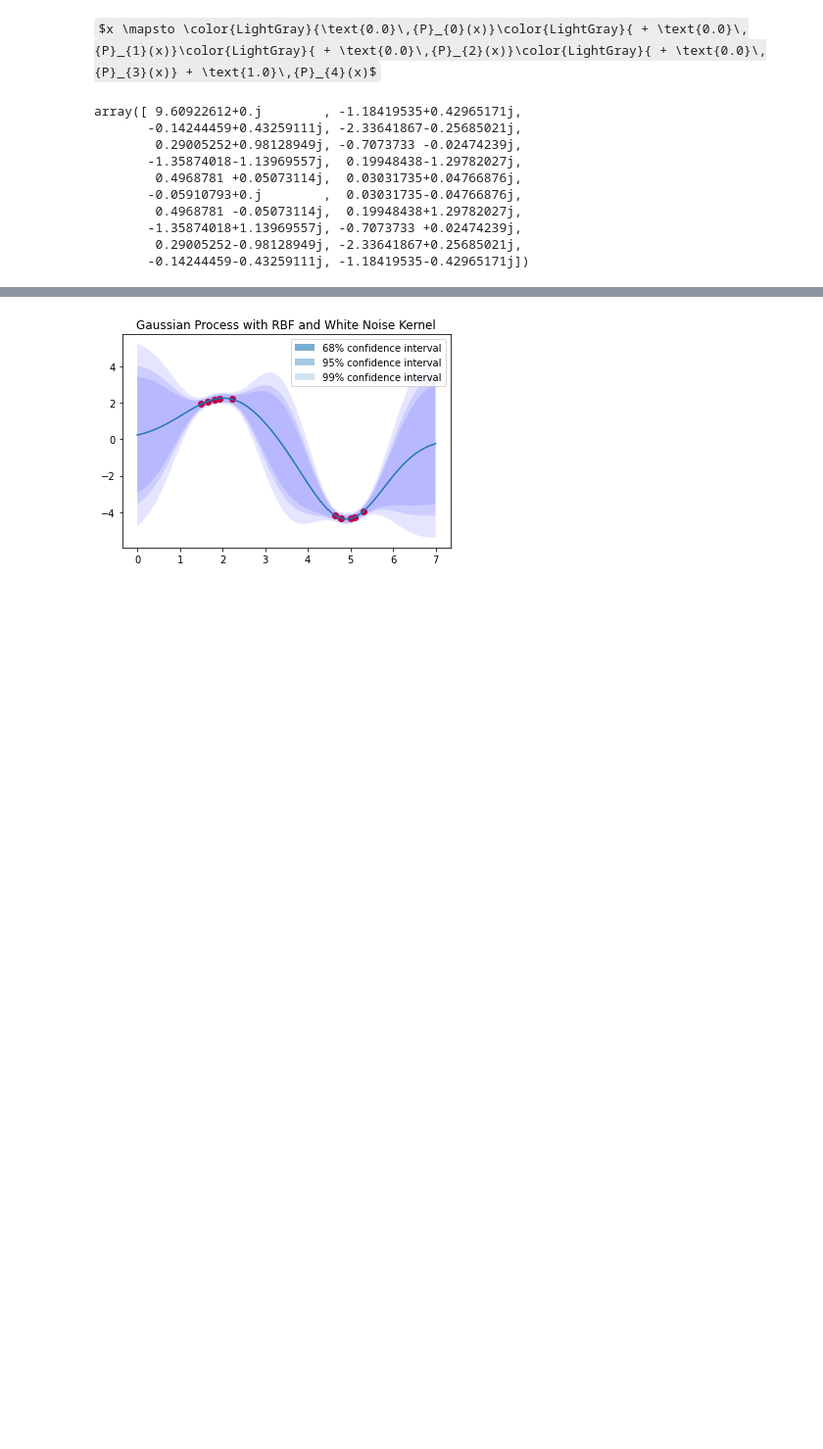
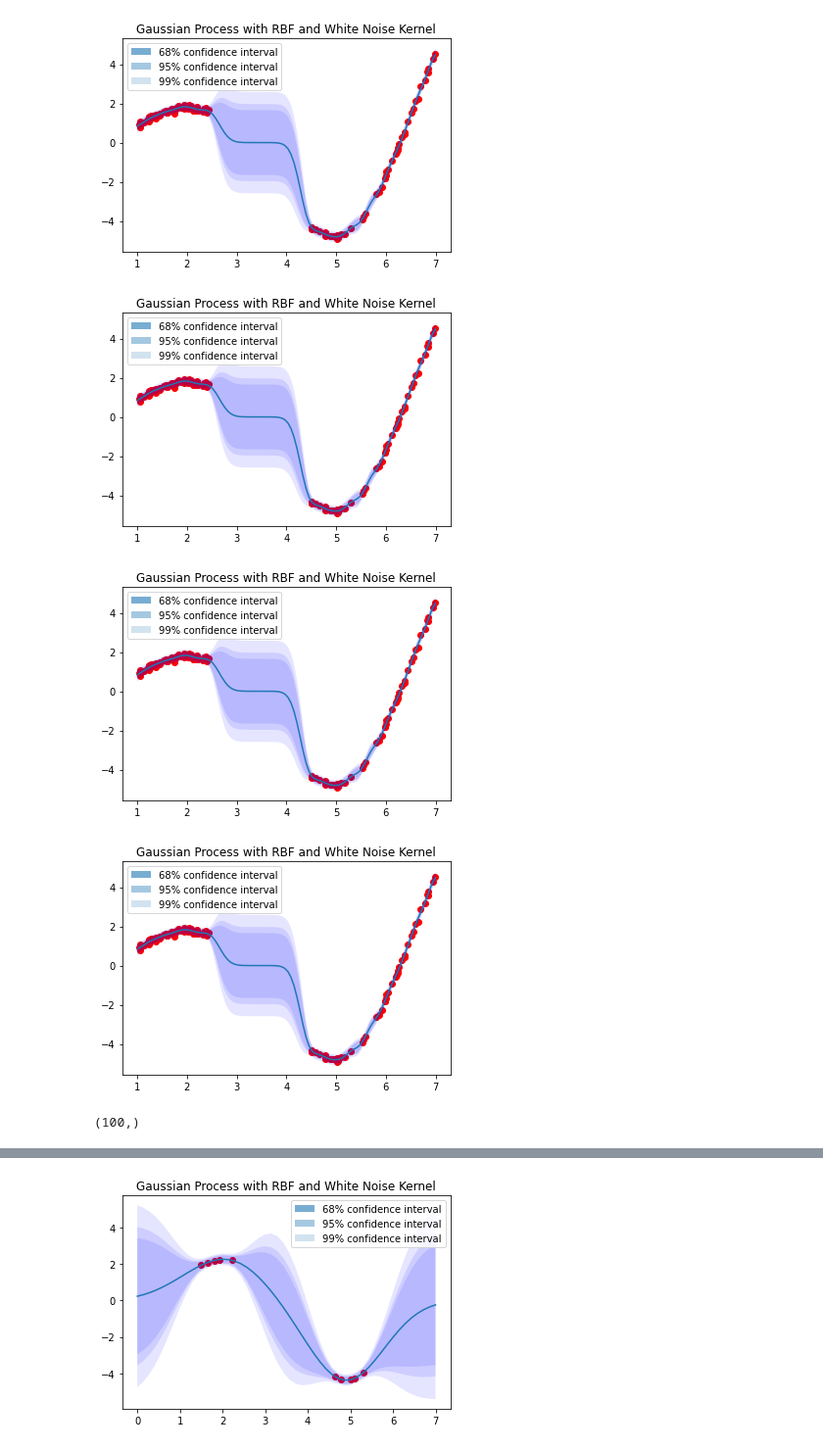
Before and after one commit to mxgo111/expressive-bases-2, a Jupyter notebook: experiments/gp_tests.ipynb, the cells around one changed output, grey strips where cells are left out. Shown at 98% size. Saved outputs shown, nothing was run; the diff lists cells and outputs as text; code cells hidden in the pictures; some formulas as TeX source; blank space fills up the shorter version.

```diff
--- a/experiments/gp_tests.ipynb
+++ b/experiments/gp_tests.ipynb
@@ -1,7 +1,3 @@
 # %%
 import numpy as np
 import scipy.fft as fft
-# %%
-np.polynomial.Legendre.basis(4)
-# %% [output]
-$x \mapsto \color{LightGray}{\text{0.0}\,{P}_{0}(x)}\color{LightGray}{ + \text{0.0}\,{P}_{1}(x)}\color{LightGray}{ + \text{0.0}\,{P}_{2}(x)}\color{LightGray}{ + \text{0.0}\,{P}_{3}(x)} + \text{1.0}\,{P}_{4}(x)$
@@ -8,18 +62,54 @@ $x \mapsto \color{LightGray}{\text{0.0}\,{P}_{0}(x)}\color{LightGray}{ + \text{0
+# %%
+# This cell is used to fit a GP to compare in the evaluation section.
+
+for gap in [0.2, 0.3, 0.4, 0.5]:
+
+    X, y = generate_data({'dataset_min_range':1, 'gap_min_range':2.5, 'gap_max_range':4.5, 'dataset_max_range':7, 'output_var':0.01, 'train_dataset_size':100, 'dataset':'xsinx'})
+    xtest = np.linspace(1,7,100)
+
+    kernel = RBF(1e-5, length_scale_bounds=(1e-6, 0.2)) + WhiteKernel(
+        0.01
+    )
+
+    import warnings
+    with warnings.catch_warnings():
+        warnings.simplefilter("ignore")
+        gp = GaussianProcessRegressor(kernel=kernel, n_restarts_optimizer=10)
+        gp.fit(X, y)
+        xtest_gp = np.linspace(0, 7, 50)
+        gp_pred, sigma = gp.predict(xtest.reshape(-1, 1), return_std=True)
+
+    gp_pred = gp_pred.reshape(-1)
+    plt.plot(xtest, gp_pred)
+    plt.scatter(X, y, c="r")
+    for z, cint in [(1.645, 68), (1.96, 95), (2.575, 99)]:
+        plt.fill_between(
+            np.concatenate([xtest, xtest[::-1]]),
+            np.concatenate([gp_pred - z * sigma, (gp_pred + z * sigma)[::-1]]),
+            alpha=0.1,
+            fc="b",
+            label=f"{cint}% confidence interval",
+        )
+    leg = plt.legend()
+    a = 0.8
+    for lh in leg.legendHandles:
+        a -= 0.2
+        lh.set_alpha(a)
+
+
+    plt.title('Gaussian Process with RBF and White Noise Kernel')
+    plt.show()
+# %% [output]
+[figure, added]
+[figure, added]
+[figure, added]
+[figure, added]
+# %%
+gp_pred.shape
+# %% [output]
+(100,)
 # %%
 x = np.random.uniform(0,1,20)
-# %%
-np.fft.fft(x)
-# %% [output]
-array([ 9.60922612+0.j        , -1.18419535+0.42965171j,
-       -0.14244459+0.43259111j, -2.33641867-0.25685021j,
-        0.29005252+0.98128949j, -0.7073733 -0.02474239j,
-       -1.35874018-1.13969557j,  0.19948438-1.29782027j,
-        0.4968781 +0.05073114j,  0.03031735+0.04766876j,
-       -0.05910793+0.j        ,  0.03031735-0.04766876j,
-        0.4968781 -0.05073114j,  0.19948438+1.29782027j,
-       -1.35874018+1.13969557j, -0.7073733 +0.02474239j,
-        0.29005252-0.98128949j, -2.33641867+0.25685021j,
-       -0.14244459-0.43259111j, -1.18419535-0.42965171j])
 # %%
 import matplotlib.pyplot as plt
 import numpy as np
```
Also changed, not shown: parts of 3 cells of this notebook, 4 other files.
